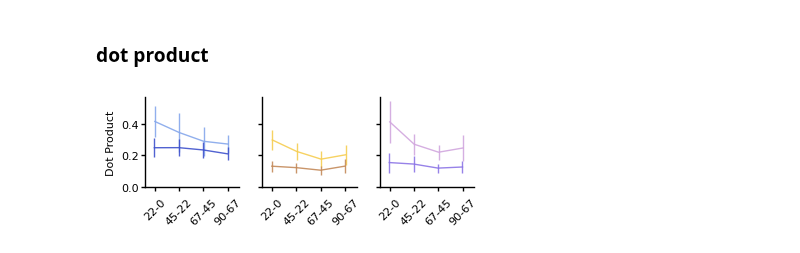
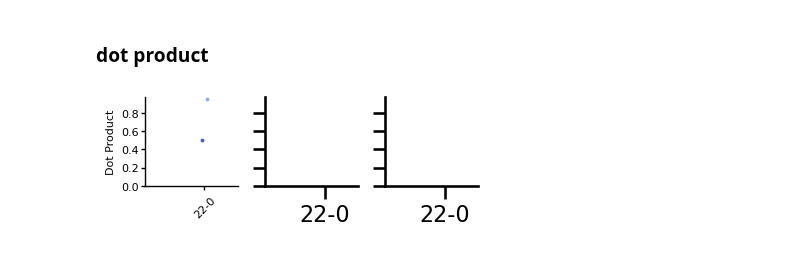
Before and after one commit to lanluo9/inter, a Jupyter notebook: scripts/ipynb/decode_grat2ori2isi.ipynb, the cells around one changed output. Drawn from its saved outputs; the diff is of its cells as text; code cells hidden in the pictures.

Commit message:
svm large ntrial plot

```diff
--- a/scripts/ipynb/decode_grat2ori2isi.ipynb
+++ b/scripts/ipynb/decode_grat2ori2isi.ipynb
@@ -2006,55 +1998,57 @@ color_list = color_list.split('-') # V1 (unadapted, adapted) - LM (unadapted, ad
 color_list = ['#' + i for i in color_list]
 color_list_noad = color_list[::2]
 color_list_250 = color_list[1::2]
-area_list = ['V1', 'LM', 'LI']
+area_list = ['V1', ]
 
 ## get ncell in df_decorr for each area
 ncell_area = []
-for df_decorr in [df_decorr_V1, df_decorr_LM, df_decorr_LI]:
+for df_decorr in [df_decorr_V1, ]:
     ncell_area.append(df_decorr.cell_id.nunique())
 
-for iarea, cos_sim_boots in enumerate([dot_prod_V1_neighbor_sess, dot_prod_LM_neighbor_sess, dot_prod_LI_neighbor_sess]):
+for iarea, cos_sim_boots in enumerate([dot_prod_V1_neighbor_sess, ]):
 
     ## normalize sim values in sim_boots by ncell, then by max
     cos_sim_boots = cos_sim_boots / ncell_area[iarea]
     cos_sim_boots = cos_sim_boots / np.max(cos_sim_boots)
     cos_sim_avg = np.mean(cos_sim_boots, axis=0) # across boots
     nori = df_decorr_V1.stim2_dist.nunique()
 
-    ax[iarea].errorbar(x=np.arange(nori)[1:] + 0.01,
-                       y=cos_sim_avg[nori+1:],
-                       yerr=np.std(cos_sim_boots, axis=0)[nori+1:] / np.sqrt(cos_sim_boots.shape[0]),
+
+    scatter_size = 3
+    ax[iarea].scatter(np.arange(nori)[1:] + 0.01,
+                       cos_sim_avg[nori+1:],
+                    #    yerr=np.std(cos_sim_boots, axis=0)[nori+1:] / np.sqrt(cos_sim_boots.shape[0]),
                        color=color_list_noad[iarea], label=f'{area_list[iarea]} unadapted',
-                       linewidth=1, alpha=0.9, )
+                       linewidth=1, alpha=0.9, s=scatter_size)
 
-    ax[iarea].errorbar(x=np.arange(nori)[1:] - 0.01,
-                       y=cos_sim_avg[1:nori],
-                       yerr=np.std(cos_sim_boots, axis=0)[1:nori] / np.sqrt(cos_sim_boots.shape[0]),
+    ax[iarea].scatter(np.arange(nori)[1:] - 0.01,
+                       cos_sim_avg[1:nori],
+                    #    yerr=np.std(cos_sim_boots, axis=0)[1:nori] / np.sqrt(cos_sim_boots.shape[0]),
                        color=color_list_250[iarea], label=f'{area_list[iarea]} adapted',
-                       linewidth=1, alpha=0.9, )
+                       linewidth=1, alpha=0.9, s=scatter_size)
 
 
-    ax[iarea].set_xticks(range(nori)[1:], ['22-0', '45-22', '67-45', '90-67'], rotation=45, fontsize=8);
+    ax[iarea].set_xticks(range(nori)[1:], ['22-0', ], rotation=45, fontsize=8);
     ylim_upper = ax[iarea].get_ylim()[1]
     # yticks = np.linspace(ylim_lower, ylim_upper, 3)
     yticks = np.arange(0, ylim_upper, 0.2)
     ax[iarea].set_yticks(yticks, [str(np.round(i, 2)) for i in yticks], fontsize=8);
     ax[iarea].tick_params(axis='y', which='major', pad=1) # adjust y tick label position (paddding)
     ax[iarea].tick_params(direction='out', length=3, width=1)
 
     xlim_upper = ax[iarea].get_xlim()[1]
-    ax[iarea].set_xlim(1-0.4, xlim_upper+0.1)
+    ax[iarea].set_xlim(1-0.2, xlim_upper+0.1)
     ax[iarea].spines['left'].set_linewidth(1) # set axis width
     ax[iarea].spines['bottom'].set_linewidth(1)
     # ax[iarea].legend(frameon=False, loc='upper right', fontsize=8)
 
 ax[1].set_xlabel('');
 ax[0].set_ylabel('Dot Product', fontsize=8);
 sns.despine();
 fig.tight_layout();
 
 fig_dir = r'C:\Users\ll357\Documents\inter\results\grat_work_fig/'.replace('\\', '/')
-fig_name = f'decorr_across_area_dotprod_ref_neighbor_err_across_sess_ncell_wellmax_sharey_figsize.svg'
+fig_name = f'decorr_dotprod_grat2ori.svg'
 # fig.savefig(os.path.join(fig_dir, fig_name), bbox_inches='tight')
 # %% [output]
-[figure, old version]
+[figure, new version]
```
Also changed, not shown: parts of 63 cells of this notebook, 4 other files.
